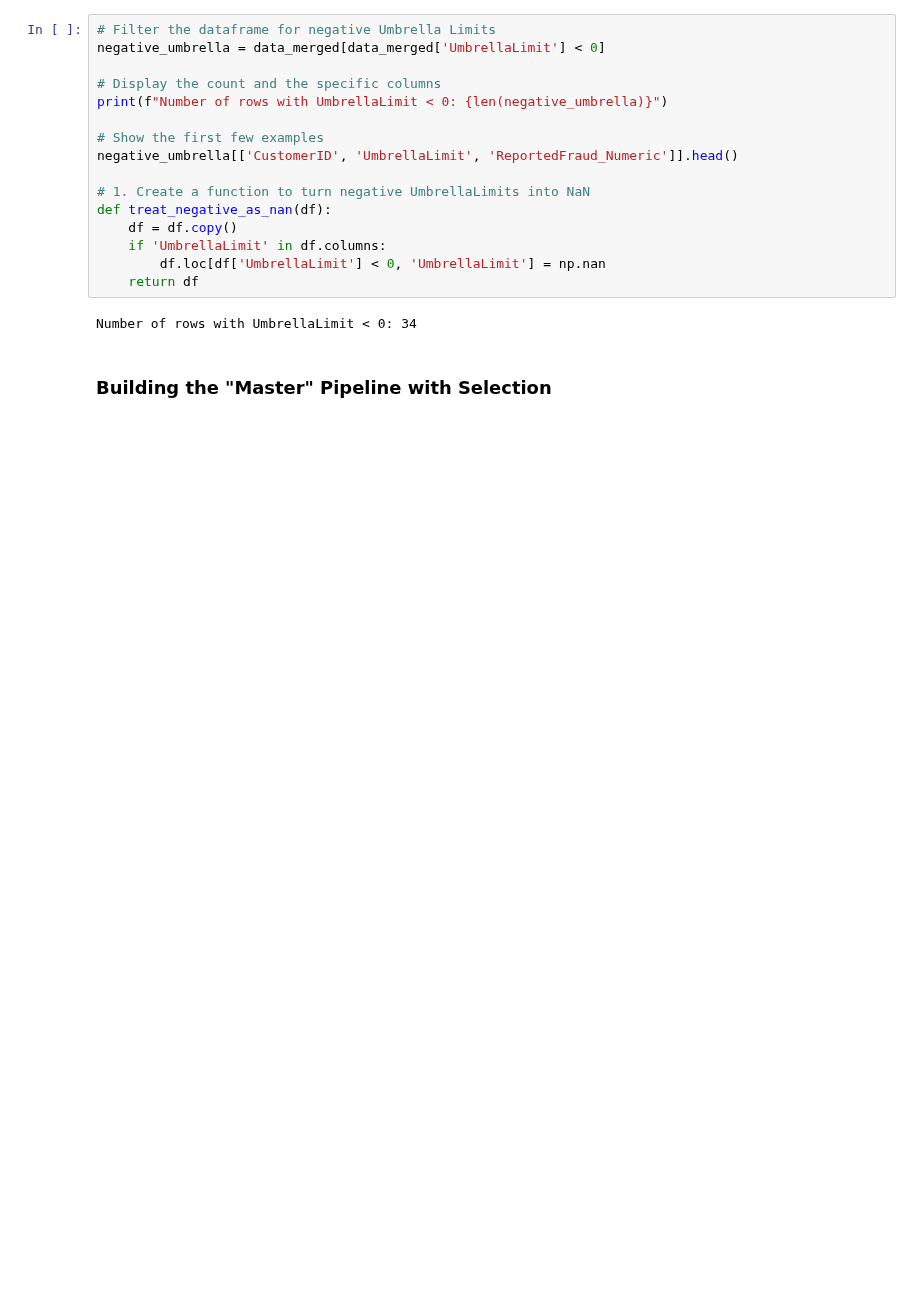
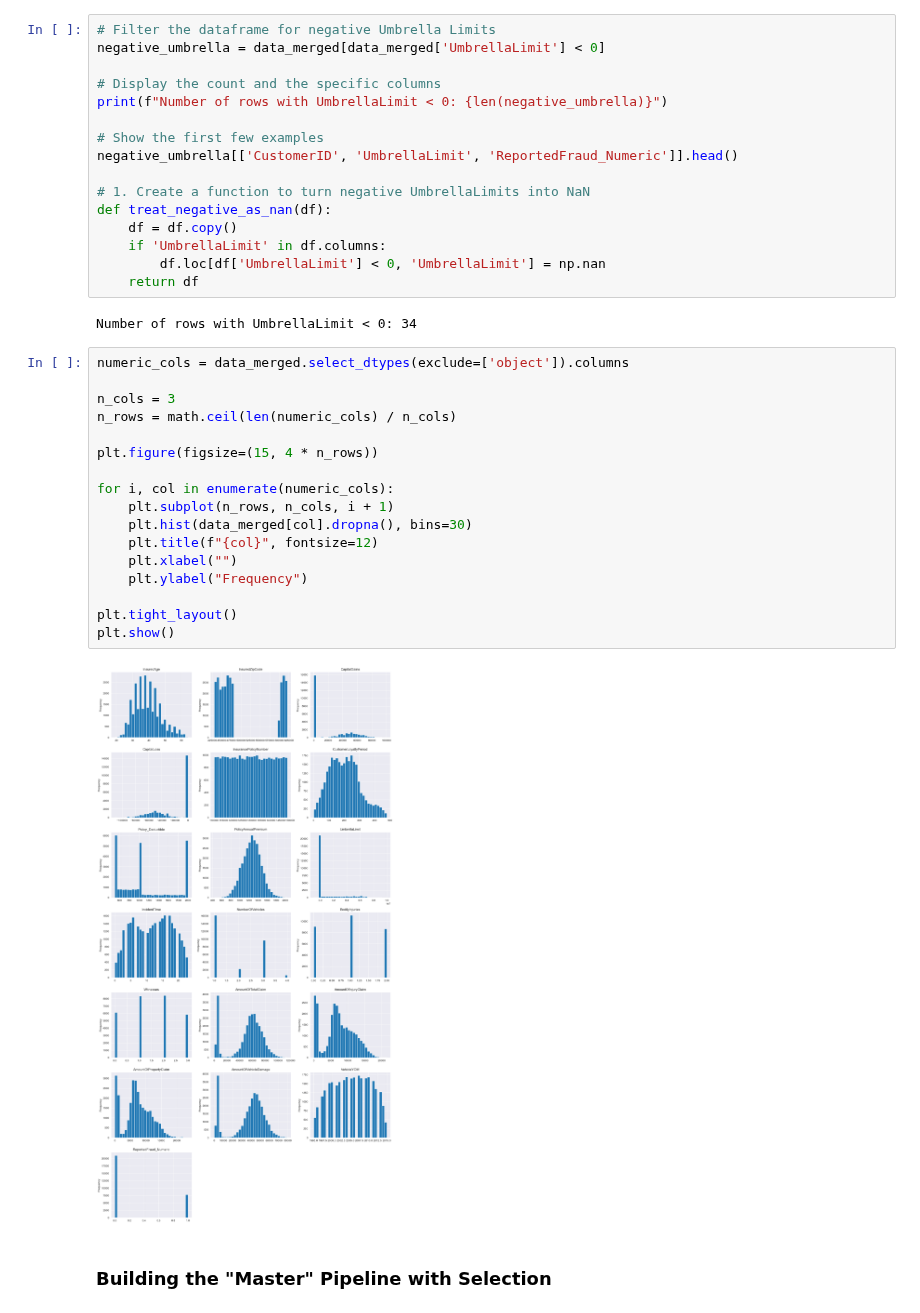
Before and after one commit to bartzilla/Classification, a Jupyter notebook: Assessment.ipynb, the cells around one changed output. Drawn from its saved outputs; the diff is of its cells as text; blank space fills up the shorter version.

```diff
--- a/Assessment.ipynb
+++ b/Assessment.ipynb
@@ -340,6 +458,25 @@ def treat_negative_as_nan(df):
     return df
 # %% [output]
 Number of rows with UmbrellaLimit < 0: 34
+# %%
+numeric_cols = data_merged.select_dtypes(exclude=['object']).columns
+
+n_cols = 3
+n_rows = math.ceil(len(numeric_cols) / n_cols)
+
+plt.figure(figsize=(15, 4 * n_rows))
+
+for i, col in enumerate(numeric_cols):
+    plt.subplot(n_rows, n_cols, i + 1)
+    plt.hist(data_merged[col].dropna(), bins=30)
+    plt.title(f"{col}", fontsize=12)
+    plt.xlabel("")
+    plt.ylabel("Frequency")
+
+plt.tight_layout()
+plt.show()
+# %% [output]
+[figure, added]
 # %% [markdown]
 ### Building the "Master" Pipeline with Selection
 # %%
```
Also changed, not shown: parts of 28 cells of this notebook.
